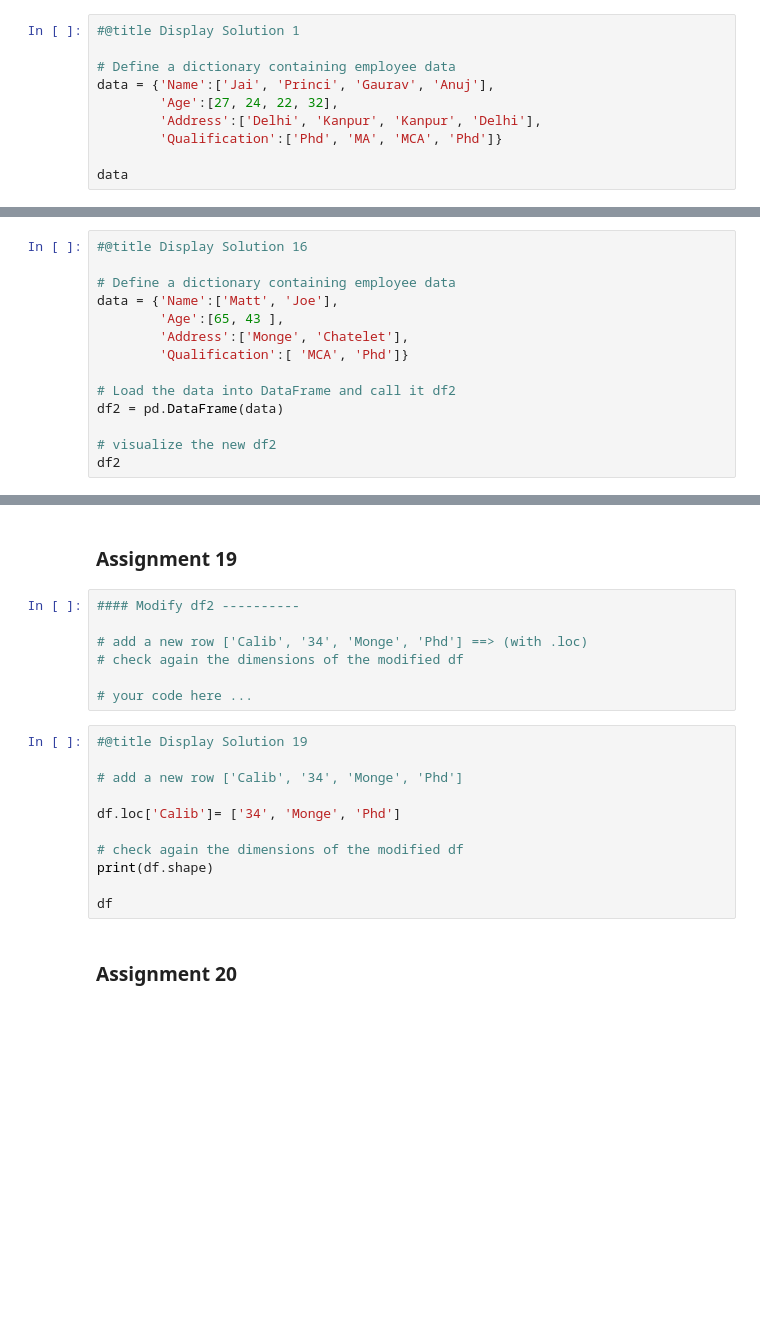
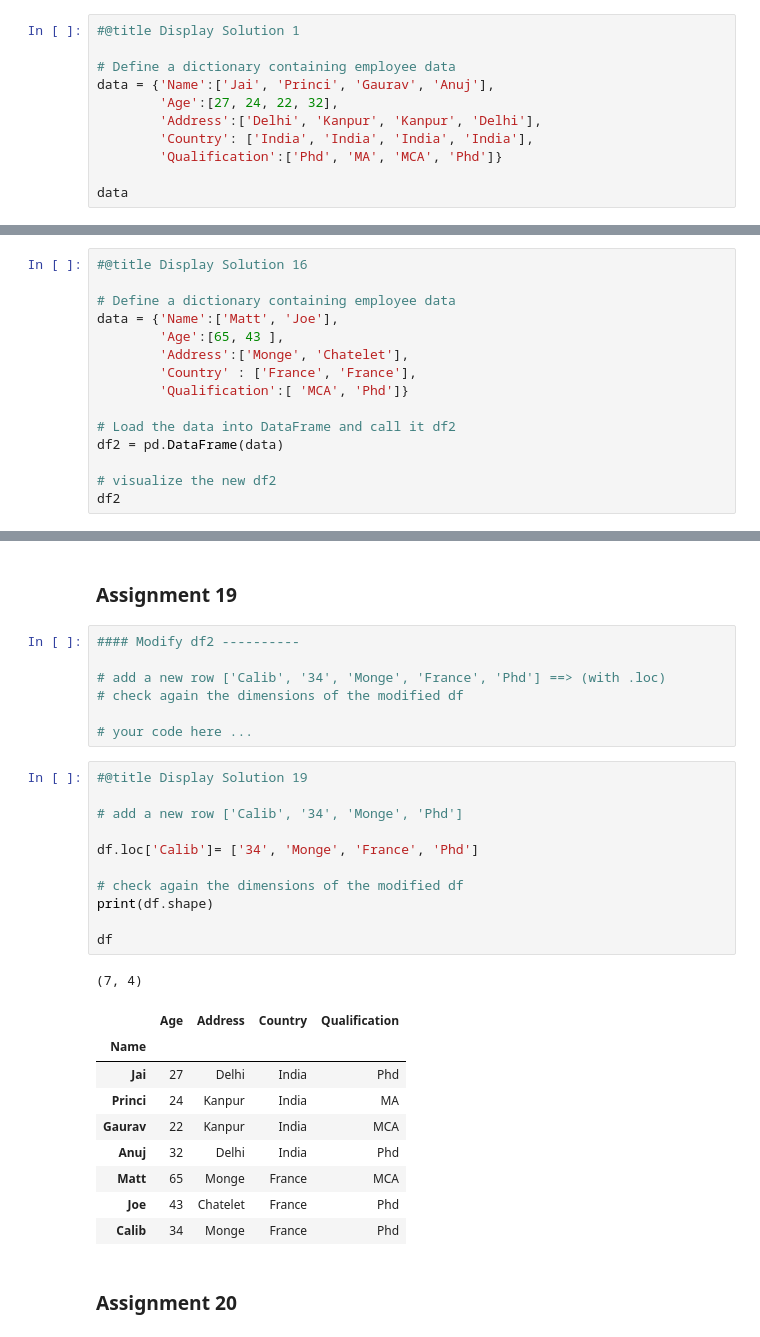
Before and after one commit to datalover2023/Module_1, a Jupyter notebook: Python_Basics_Module_1.ipynb, the cells around one changed output, grey strips where cells are left out. Saved outputs shown, nothing was run; the diff lists cells and outputs as text; blank space fills up the shorter version.

```diff
--- a/Python_Basics_Module_1.ipynb
+++ b/Python_Basics_Module_1.ipynb
@@ -1267,6 +1887,7 @@ pivot
 data = {'Name':['Jai', 'Princi', 'Gaurav', 'Anuj'],
         'Age':[27, 24, 22, 32],
         'Address':['Delhi', 'Kanpur', 'Kanpur', 'Delhi'],
+        'Country': ['India', 'India', 'India', 'India'],
         'Qualification':['Phd', 'MA', 'MCA', 'Phd']}
 
 data
@@ -1524,6 +2227,7 @@ data = {'Name':['Matt', 'Joe'],
 data = {'Name':['Matt', 'Joe'],
         'Age':[65, 43 ],
         'Address':['Monge', 'Chatelet'],
+        'Country' : ['France', 'France'],
         'Qualification':[ 'MCA', 'Phd']}
 
 # Load the data into DataFrame and call it df2
@@ -1573,21 +2297,32 @@ df.shape
 # %%
 #### Modify df2 ----------
 
-# add a new row ['Calib', '34', 'Monge', 'Phd'] ==> (with .loc)
+# add a new row ['Calib', '34', 'Monge', 'France', 'Phd'] ==> (with .loc)
 # check again the dimensions of the modified df
 
 # your code here ...
 # %%
 #@title Display Solution 19
 
 # add a new row ['Calib', '34', 'Monge', 'Phd']
 
-df.loc['Calib']= ['34', 'Monge', 'Phd']
+df.loc['Calib']= ['34', 'Monge', 'France', 'Phd']
 
 # check again the dimensions of the modified df
 print(df.shape)
 
 df
+# %% [output]
+(7, 4)
+|  | Age | Address | Country | Qualification |
+| Name |  |  |  |  |
+| Jai | 27 | Delhi | India | Phd |
+| Princi | 24 | Kanpur | India | MA |
+| Gaurav | 22 | Kanpur | India | MCA |
+| Anuj | 32 | Delhi | India | Phd |
+| Matt | 65 | Monge | France | MCA |
+| Joe | 43 | Chatelet | France | Phd |
+| Calib | 34 | Monge | France | Phd |
 # %% [markdown]
 ### Assignment 20
 # %%
```
Also changed, not shown: parts of 205 cells of this notebook.
